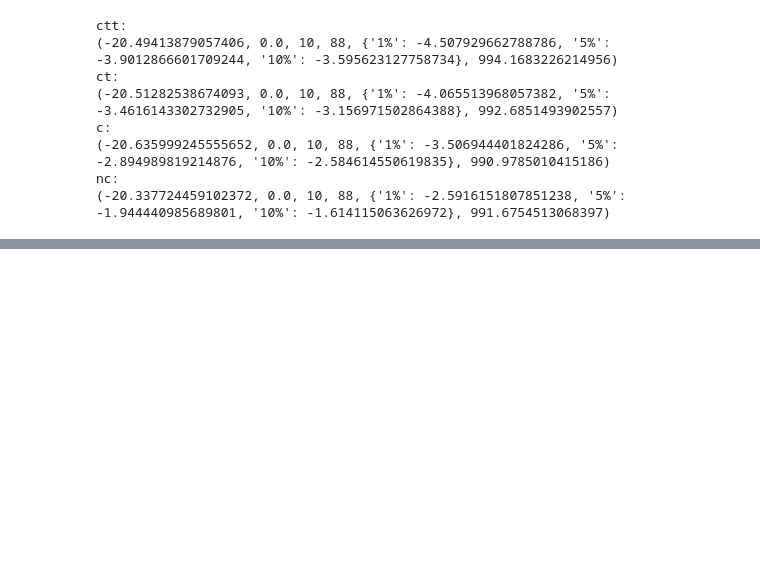
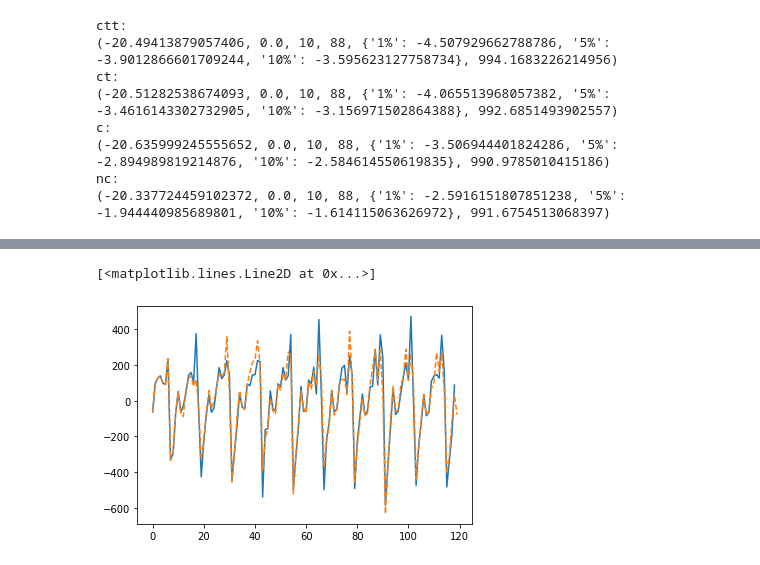
Before and after one commit to nnao45/jaist-my-jupyter, a Jupyter notebook: notebook/arモデル/test01.ipynb, the cells around one changed output, grey strips where cells are left out. Cells and saved outputs as stored; diff of their text form; code cells hidden in the pictures; blank space fills up the shorter version.

```diff
--- a/notebook/arモデル/test01.ipynb
+++ b/notebook/arモデル/test01.ipynb
@@ -103,0 +144,11 @@ NotImplementedError: AR has been removed from statsmodels and replaced with stat
+# %%
+# 原系列
+plt.plot(y.diff().dropna().values, label='observation')
+
+# １時点から１１時点の原系列、モデルの当て嵌めに使用したデータ
+# AR(11)モデルによる推定値と連結した結果
+
+plt.plot(np.hstack([y_diff[:11], results.fittedvalues, results.predict(98-11, 107, dynamic=True)]), '--', label='forecast')
+# %% [output]
+[<matplotlib.lines.Line2D at 0x...>]
+[figure, added]
```
Also changed, not shown: parts of 4 cells of this notebook, 4 other files.
